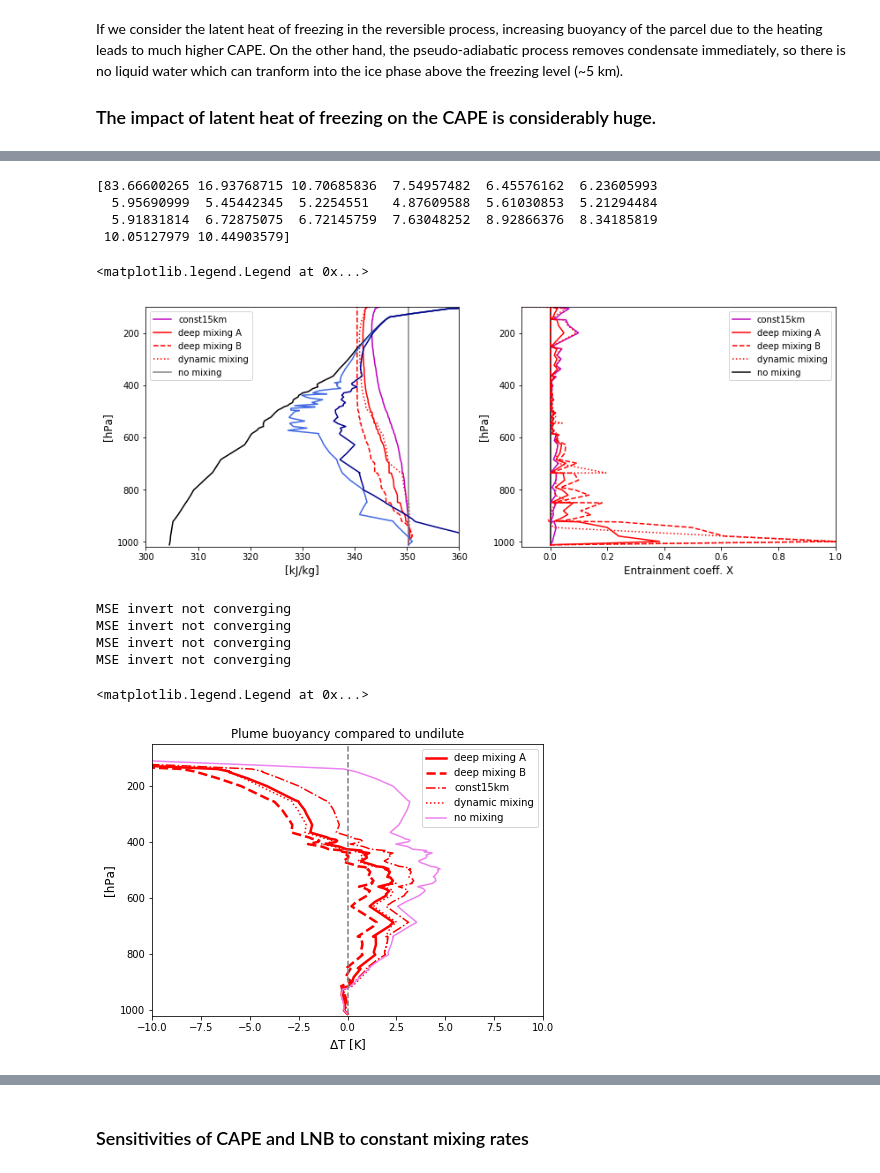
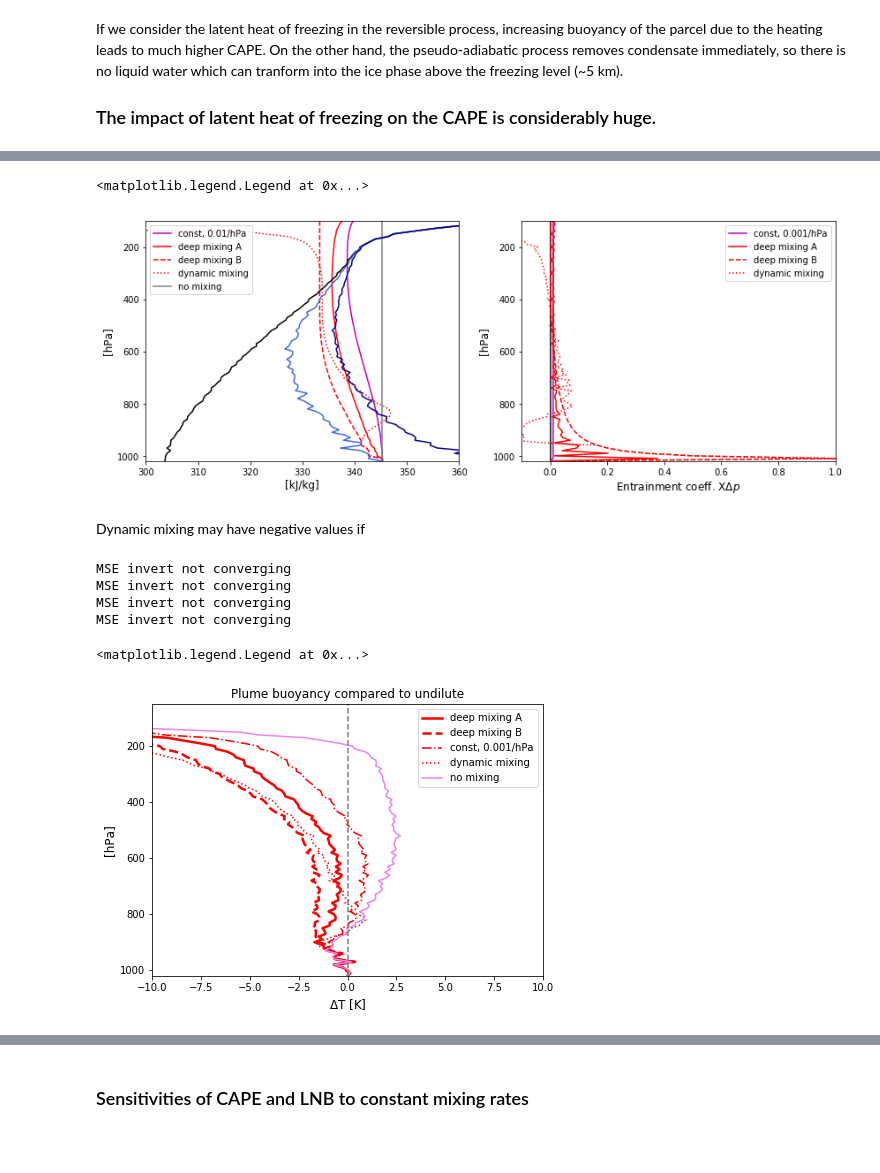
Before and after one commit to weiming9115/ATM663_convection_meso, a Jupyter notebook: Resources/Notebooks/Real_Parcel_Buoyancy_weiming.ipynb, the cells around one changed output, grey strips where cells are left out. Drawn from its saved outputs; the diff is of its cells as text; code cells hidden in the pictures; blank space fills up the shorter version.

```diff
--- a/Resources/Notebooks/Real_Parcel_Buoyancy_weiming.ipynb
+++ b/Resources/Notebooks/Real_Parcel_Buoyancy_weiming.ipynb
@@ -575,7 +573,7 @@ Besides, a basic meteorological concept is that updraft vertical velocities are
 W_{max} = \sqrt{2CAPE}
 \end{equation*}
 # %%
-dTrho = Trho(Tp,qvp,qcp)-Tv(T,q) # no mixing, no ice
+dTrho = Trho(TpMSE,qvpMSE,qcpMSE)-Tv(T,q) # no mixing, no ice
 dTrho_ice = Trho(Tpice,qvp,qcpice+qipice)-Tv(T,q)
 dTrho_pseu = Trho(Tp_precip,qvp_precip, 0)-Tv(T,q)
 
@@ -751,71 +741,64 @@ def conserved_dmix(s,q,X):
 
     return s_mix, q_mix
 # %%
-def entrain_dyn(Tp,qvp,qcp,T,q,Z,p,epsilon=1/15000):
+def entrain_dyn(TpMSE,qvpMSE,qcpMSE,T,q,Z,p,Xmin=1e-3):
 # entrainment coeff for interactive/dynamic entrainment rate
 # considering the dependence of buoyancy/vertical velocity
     Rd = 287.15
     Z0 = 350 # meter
     W0 = 10 # m/s
     ps = p[0]
-    b = 9.8*(Trho(Tp,qvp,qcp)-Tv(T,q))/(Tv(T,q)+273.15) # buoyancy
+    b = 9.8*(Trho(TpMSE,qvpMSE,qcpMSE)-Tv(T,q))/(Tv(T,q)+273.15) # buoyancy
 
     # diagnosis of vertical velocity
     W2 = np.zeros(len(Z))
     dz = np.append(0,np.diff(Z))
     for k in range(len(Z)):
-        B = np.trapz(b[:k]*Z[:k],Z[:k])
+        B = np.trapz(b[:k+1]*Z[:k+1],Z[:k+1])
         W2[k] = B/Z[k] + W0**2*((Z[k]/Z0)**-1)
 
     W = W2**(1/2) # vertical velocity [m/s]
 
-    print(W[0:20])
-
     # convert W into omega: omega = -ro*g*w
-    ro = p/Rd*(Tv(Tp,qvp)+273.15)/100
+    ro = p/Rd*(Tv(TpMSE,qvpMSE)+273.15)*100
     omega = -ro*9.8*W
 
     X = W2.copy()
-    Xmin = epsilon*dz
     dp = -np.append(0,np.diff(p))
     for k in range(1,len(p)):
-        X[k] = Xmin[k] + (omega[k]-omega[k-1])/(dp[k]*(omega[k]+omega[k-1])/2)
+        X[k] = Xmin + (omega[k]-omega[k-1])/(dp[k]*(omega[k]+omega[k-1])/2)
 
-    X = np.where(p > 950, dp/(ps-p),X)
+    X = np.where(p > 950, 1/(ps-p),X)
     X[0] = 0
 
-    return X
+    return X*dp, omega, B
 # %%
 # calculate mixing coefficients for each method
-hp_c15, qp_c15, X_c15 = conserved_cmix(h,q,Z,p,epsilon=1.0/15000)
+X_c1 = entrain_const(1e-3,p)
+hp_c1, qp_c1 = conserved_dmix(h,q,X_c1)
 
-X_A = entrain_coeffA(Z,0.4)
+X_A = entrain_coeffA(Z,p,0.4)
 hp_mixA, qp_mixA = conserved_dmix(h,q,X_A)
 
 X_B = entrain_coeffB(p)
 hp_mixB, qp_mixB = conserved_dmix(h,q,X_B)
 
-X_dyn = entrain_dyn(Tp,qvp,qcp,T,q,Z,p,epsilon=1/15000)
+X_dyn, omega_diag, B_diag = entrain_dyn(TpMSE,qvpMSE,qcpMSE,T,q,Z,p,Xmin=1e-3)
 hp_mixdyn, qp_mixdyn = conserved_dmix(h,q,X_dyn)
-# %% [output]
-[83.66600265 16.93768715 10.70685836  7.54957482  6.45576162  6.23605993
-  5.95690999  5.45442345  5.2254551   4.87609588  5.61030853  5.21294484
-  5.91831814  6.72875075  6.72145759  7.63048252  8.92866376  8.34185819
- 10.05127979 10.44903579]
 # %%
 fig = plt.figure(figsize=(14,5))
 
 ax1 = plt.subplot(1,2,1)
 
 # mixing curves
-ax1.plot(hp_c15/1000,p,'m',zorder=2) # const epsilon 1/15km
+ax1.plot(hp_c1/1000,p,'m',zorder=2) # const epsilon 1/15km
 ax1.plot(hp_mixA/1000,p,'r',zorder=2) # deep flow entrainment A
 ax1.plot(hp_mixB/1000,p,'--r',zorder=2) # deep flow entrainment B
 ax1.plot(hp_mixdyn/1000,p,':r',zorder=2) # dynamic entrainment
 ax1.plot(h*0+h[0]/1000,p,'grey',zorder=2)
 xlabel('[kJ/kg]',fontsize=12);ylabel('[hPa]',fontsize=12)
 xlim([300,360]); ylim([1020,100])
-ax1.legend(['const15km','deep mixing A','deep mixing B','dynamic mixing','no mixing'])
+ax1.legend(['const, 0.01/hPa','deep mixing A','deep mixing B','dynamic mixing','no mixing'])
 
 ax1.plot(s/1000, p, 'k')
 ax1.plot(h/1000,p,'royalblue')
@@ -823,21 +806,23 @@ ax1.plot(hs/1000, p, 'darkblue')
 
 dz = np.gradient(Z)
 ax2 = plt.subplot(1,2,2)
-ax2.plot(X_c15,p,'m',zorder=2)
+ax2.plot(X_c1,p,'m',zorder=2)
 ax2.plot(X_A,p,'r',zorder=2)
 ax2.plot(X_B,p,'--r',zorder=2)
 ax2.plot(X_dyn,p,':r',zorder=2)
-ax2.plot(X_c15*0,p,color='k',zorder=1)
-xlabel('Entrainment coeff. X',fontsize=12);ylabel('[hPa]',fontsize=12)
+ax2.plot(X_c1*0,p,color='k',zorder=1)
+xlabel('Entrainment coeff. X$\Delta p$',fontsize=12);ylabel('[hPa]',fontsize=12)
 ylim([1020,100]);xlim([-0.1,1])
-ax2.legend(['const15km','deep mixing A','deep mixing B','dynamic mixing','no mixing'])
+ax2.legend(['const, 0.001/hPa','deep mixing A','deep mixing B','dynamic mixing'])
 # %% [output]
 <matplotlib.legend.Legend at 0x...>
-[figure, old version]
+[figure, new version]
+# %% [markdown]
+Dynamic mixing may have negative values if
 # %%
-Tp_c15,qvp_c15 = invert_MSE(hp_c15,qp_c15, np.where(Z<20000.,Z,20000.), np.where(p>50.,p,50.))
-qcp_c15 = qp_c15 - qvp_c15
-Tpice_c15,qcpice_c15,qipice_c15  = delT4ice(Tp_c15, p, qcp_c15, qvp_c15, Tf=0, simple=True)
+Tp_c1,qvp_c1 = invert_MSE(hp_c1,qp_c1, np.where(Z<20000.,Z,20000.), np.where(p>50.,p,50.))
+qcp_c1 = qp_c1 - qvp_c1
+Tpice_c1,qcpice_c1,qipice_c1  = delT4ice(Tp_c1, p, qcp_c1, qvp_c1, Tf=0, simple=True)
 
 Tp_mixA,qvp_mixA = invert_MSE(hp_mixA,qp_mixA, np.where(Z<20000.,Z,20000.), np.where(p>50.,p,50.))
 qcp_mixA = qp_mixA - qvp_mixA
@@ -858,19 +843,19 @@ MSE invert not converging
 # %%
 fig = plt.figure(figsize=(7,5))
 
 plot( Trho(Tp_mixA,qvp_mixA,qcp_mixA)-Tv(T,q) ,p, 'r',linewidth=2.5)
 plot( Trho(Tp_mixB,qvp_mixB,qcp_mixB)-Tv(T,q) ,p, '--r',linewidth=2.5)
-plot( Trho(Tp_c15,qvp_c15,qcp_c15)-Tv(T,q) ,p, '-.r')
+plot( Trho(Tp_c1,qvp_c1,qcp_c1)-Tv(T,q) ,p, '-.r')
 plot( Trho(Tp_mixdyn,qvp_mixdyn,qcp_mixdyn)-Tv(T,q) ,p, ':r')
 plot( dTrho_MSE ,p ,'violet') # condensate loading
 plot(p*0,p,'--',color='grey')
 
 ylim([1020,50]); xlim([-10,10]);
 title('Plume buoyancy compared to undilute');xlabel('$\Delta$T [K]',fontsize=12);ylabel('[hPa]',fontsize=12)
-plt.legend(['deep mixing A','deep mixing B','const15km','dynamic mixing','no mixing'])
+plt.legend(['deep mixing A','deep mixing B','const, 0.001/hPa','dynamic mixing','no mixing'])
 # %% [output]
 <matplotlib.legend.Legend at 0x...>
-[figure, old version]
+[figure, new version]
 # %%
 fig = plt.figure(figsize=(7,5))
 
```
Also changed, not shown: parts of 30 cells of this notebook.
